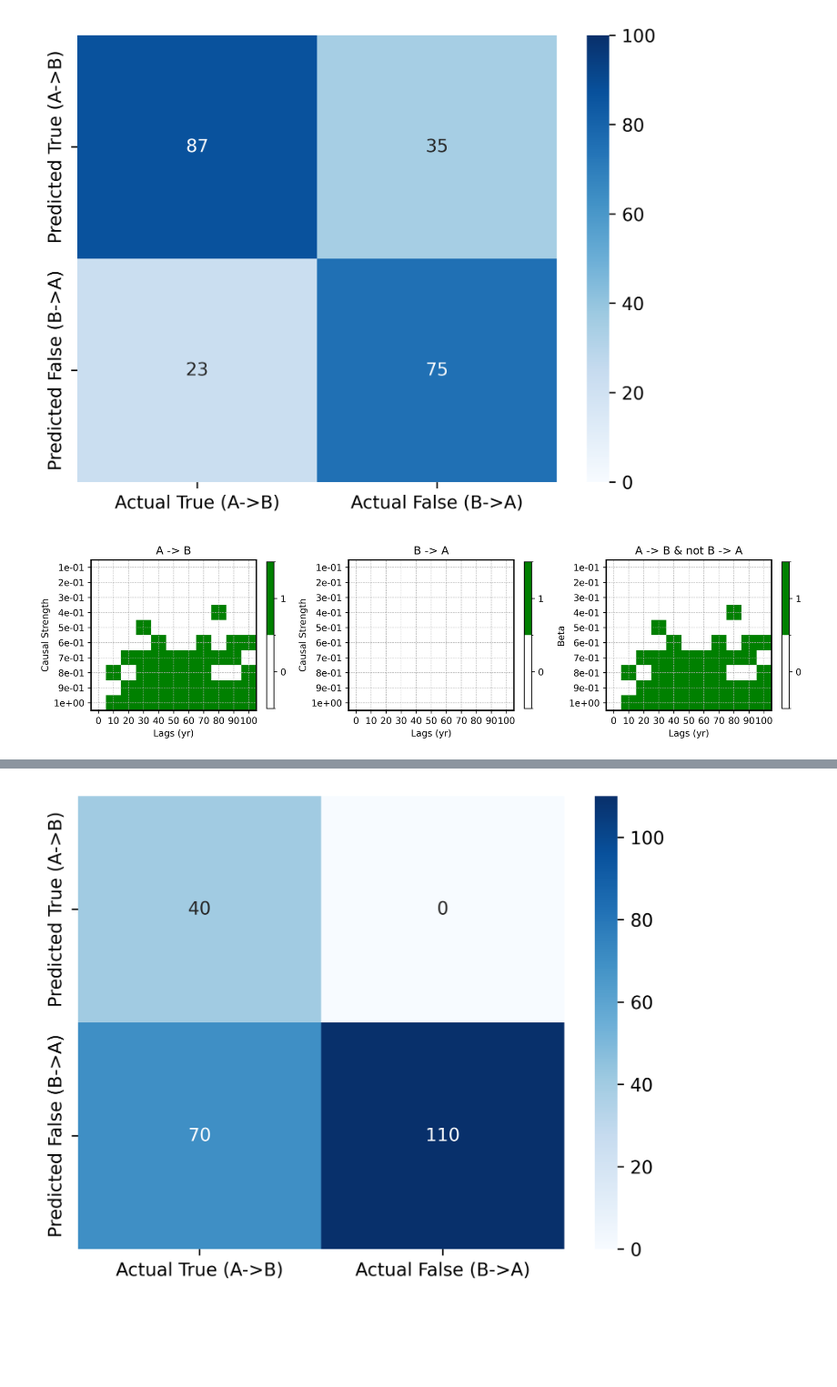
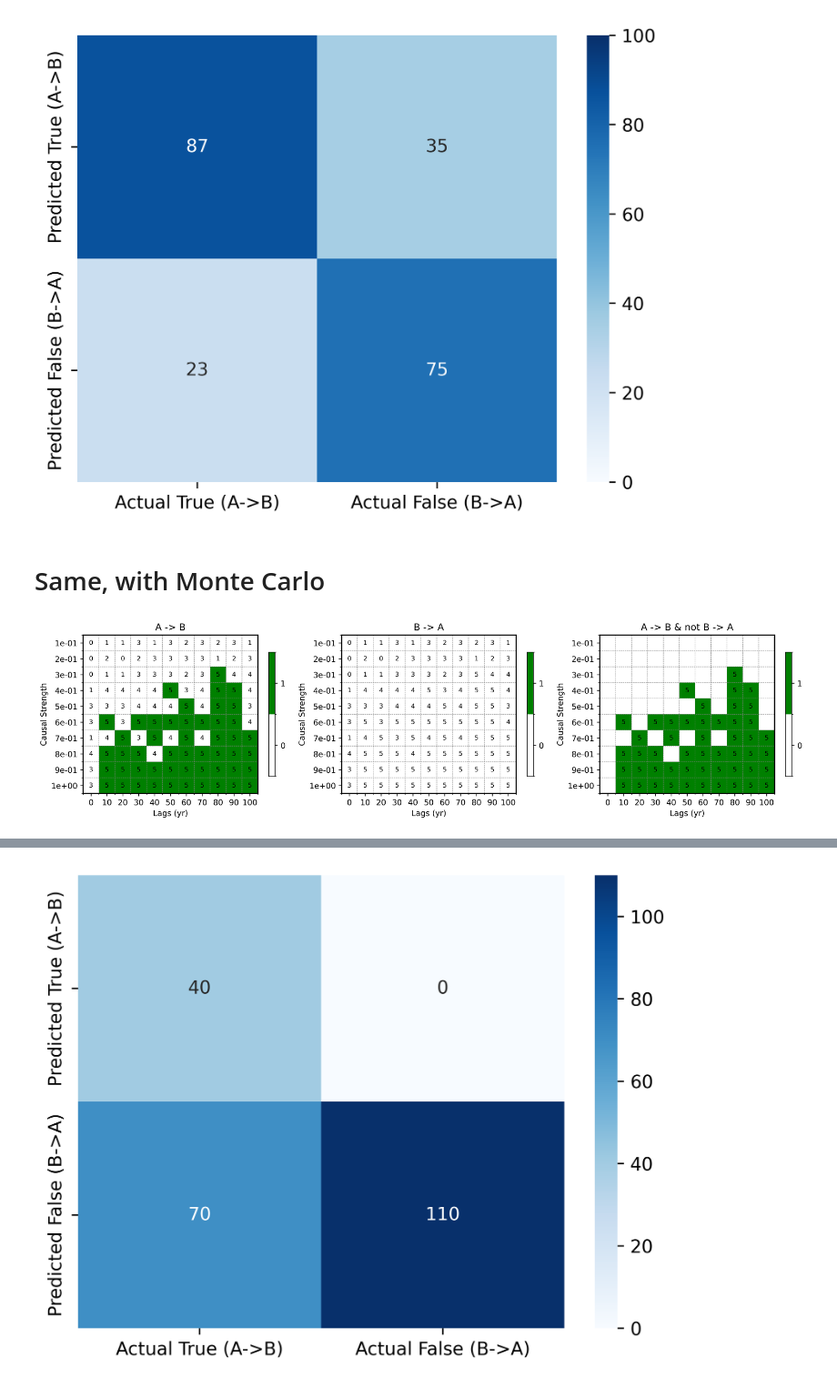
Before and after one commit to Peisong-Zheng/Paleoclimate_causality, a Jupyter notebook: Generate_syth_data_dt10_PCMCI_oneway.ipynb, the cells around one changed output, grey strips where cells are left out. Shown at 91% size. Cells and saved outputs as stored; diff of their text form; code cells hidden in the pictures; blank space fills up the shorter version.

```diff
--- a/Generate_syth_data_dt10_PCMCI_oneway.ipynb
+++ b/Generate_syth_data_dt10_PCMCI_oneway.ipynb
@@ -262,5 +262,7 @@ sns.heatmap(conf_matrix, annot=True, fmt='d', cmap='Blues', ax=ax, vmax=100, vmi
 plt.show()
 # %% [output]
 [figure]
+# %% [markdown]
+# Same, with Monte Carlo
 # %%
 import numpy as np
@@ -348,29 +363,39 @@ np.save('D:\\VScode\\Paleoclimate_causality\\syth_test_results\\causal_results_r
 causal_AB_results = np.load('D:\\VScode\\Paleoclimate_causality\\syth_test_results\\causal_AB_results_oneways_PCMCI.npy')
 causal_BA_results = np.load('D:\\VScode\\Paleoclimate_causality\\syth_test_results\\causal_BA_results_oneways_PCMCI.npy')
 causal_results_red_nozscore = np.load('D:\\VScode\\Paleoclimate_causality\\syth_test_results\\causal_results_red_nozscore_oneways_PCMCI.npy')
+causal_AB_true_count_all = np.load('D:\\VScode\\Paleoclimate_causality\\syth_test_results\\causal_AB_true_count_all_oneways_PCMCI.npy')
+causal_BA_true_count_all = np.load('D:\\VScode\\Paleoclimate_causality\\syth_test_results\\causal_BA_true_count_all_oneways_PCMCI.npy')
 # %%
 from toolbox import syth_ana_functions as saf
-import matplotlib.pyplot as plt
 import importlib
 importlib.reload(saf)
-import numpy as np
+import matplotlib.pyplot as plt
 
 causal_strengths = np.arange(0.1, 1.1, 0.1)  # From 0.1 to 1.0 in steps of 0.1
 lags = range(11)  # From 0 to 10
 
-X=np.array(lags)
-Y=np.array(causal_strengths)
+X=lags
+Y=causal_strengths
 
-fig, axs = plt.subplots(1, 3, figsize=(12, 4), dpi=600)  # 1 row, 3 columns of plots
+fig, axs = plt.subplots(1, 3, figsize=(14,4), dpi=600)  # 1 row, 3 columns of plots
 
 # Plot each of the causal matrices with text annotations
-saf.causal_matshow_ax(causal_AB_results, axs[0], X=X,Y=Y, title='A -> B', ylabel='Causal Strength')
-saf.causal_matshow_ax(causal_BA_results, axs[1], X=X, Y=Y, title='B -> A', ylabel='Causal Strength')
+saf.causal_matshow_ax(causal_AB_results, causal_AB_true_count_all, axs[0], X=X, Y=Y, title='A -> B', ylabel='Causal Strength',show_counts=True)
+saf.causal_matshow_ax(causal_BA_results, causal_AB_true_count_all, axs[1], X=X, Y=Y, title='B -> A', ylabel='Causal Strength',show_counts=True)
+
+# create AB_BA_count, and if causal_results_red_nozscore is 1, set the value in AB_BA count to the value from the causal_AB_true_count_all
+AB_BA_count = np.zeros((len(causal_strengths), len(lags)))
+for i in range(len(causal_strengths)):
+    for j in range(len(lags)):
+        if causal_results_red_nozscore[i,j] == 1:
+            AB_BA_count[i,j] = causal_AB_true_count_all[i,j]
+        else:
+            AB_BA_count[i,j] = np.nan
+
 
 # Assuming causal_results_red_nozscore is derived in your existing code
-saf.causal_matshow_ax(causal_results_red_nozscore, axs[2], X=X, Y=Y, title='A -> B & not B -> A', ylabel='Beta')
-
+saf.causal_matshow_ax(causal_results=causal_results_red_nozscore, counts=AB_BA_count, ax=axs[2], X=X, Y=Y, title='A -> B & not B -> A', ylabel='Causal Strength',show_counts=True)
 plt.tight_layout()
 plt.show()
 # %% [output]
-[figure, old version]
+[figure, new version]
```
Also changed, not shown: parts of 3 cells of this notebook, 13 other files.
